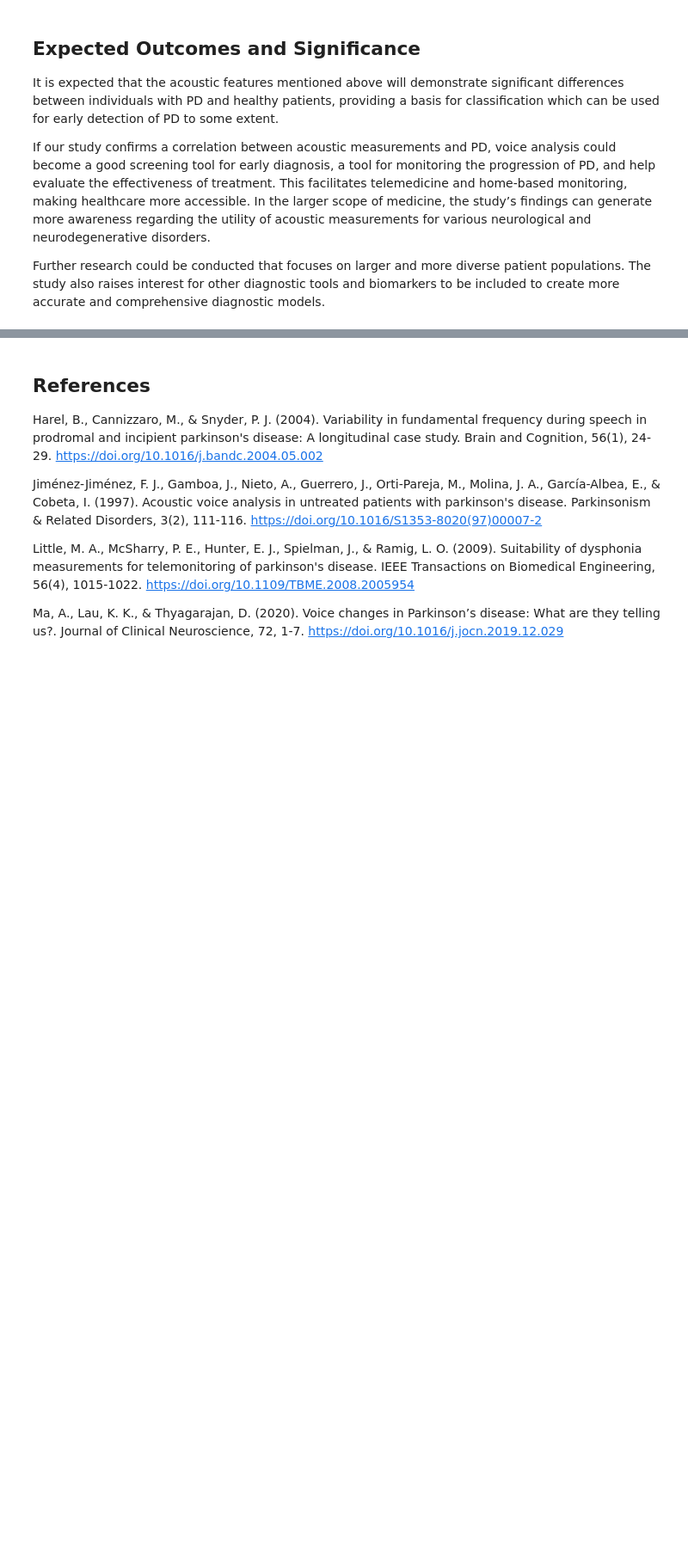
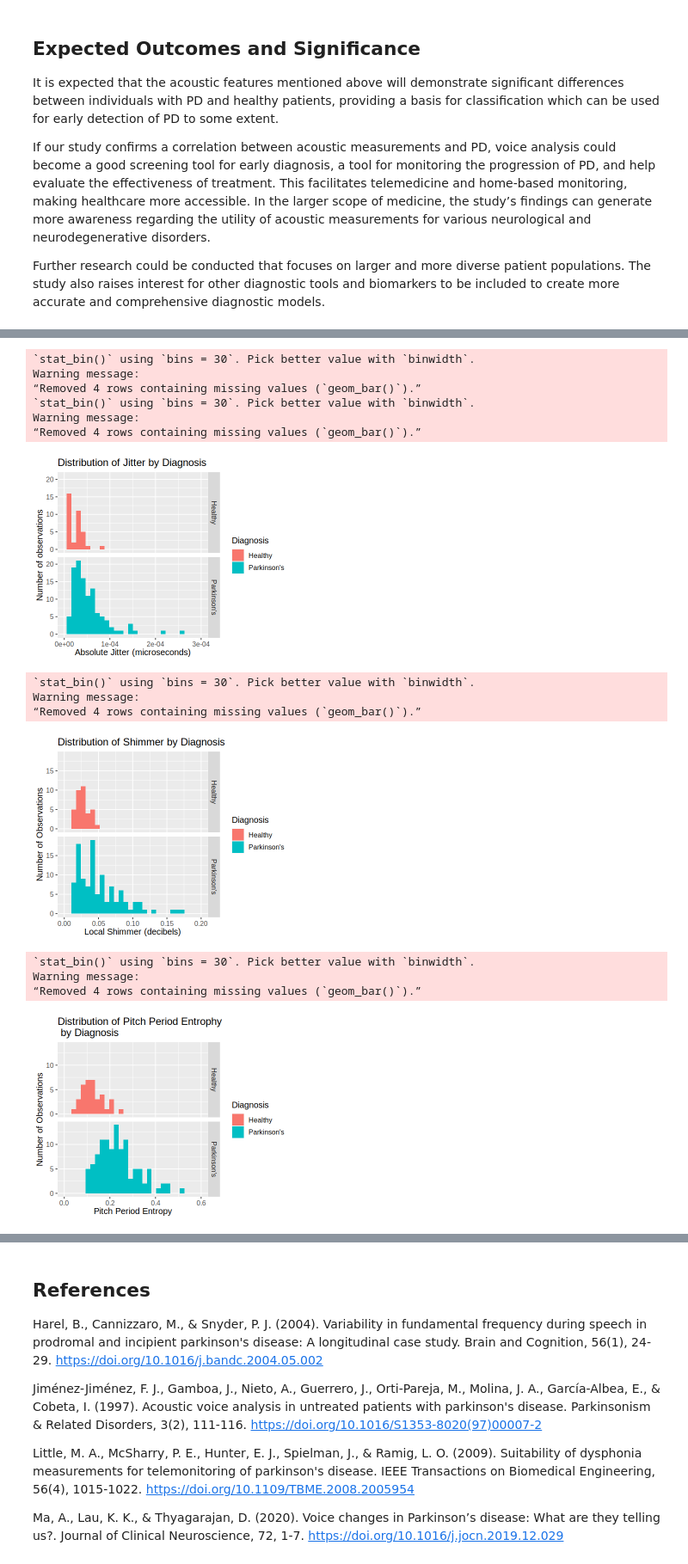
Before and after one commit to naomichoong/ds_project, a Jupyter notebook: Group Proposal.ipynb, the cells around one changed output, grey strips where cells are left out. Shown at 86% size. Drawn from its saved outputs; the diff is of its cells as text; code cells hidden in the pictures; blank space fills up the shorter version.

```diff
--- a/Group Proposal.ipynb
+++ b/Group Proposal.ipynb
@@ -85,0 +158,71 @@ parkinsons_test <- testing(parkinsons_split)
+# %%
+# preliminary data visualization - exploratory data analysis of training data
+
+options(repr.plot.width = 5, repr.plot.height = 4)
+jitter_plot <- parkinsons_train |>
+    ggplot(aes(x = jitter, fill = status)) +
+    geom_histogram() +
+    facet_grid(rows = vars(status)) +
+    labs(x = "Absolute Jitter (microseconds)",
+         y = "Number of observations",
+         fill = "Diagnosis") +
+    scale_x_continuous(limits = c(0, 0.0003)) +
+    ggtitle("Distribution of Jitter by Diagnosis") +
+    theme(text = element_text(size = 12))
+
+jitter_plot
+
+shimmer_plot <- parkinsons_train |>
+    ggplot(aes(x = shimmer, fill = status)) +
+    geom_histogram() +
+    facet_grid(rows = vars(status)) +
+    labs(x = "Local Shimmer (decibels)",
+         y = "Number of Observations",
+         fill = "Diagnosis") +
+    scale_x_continuous(limits = c(0, 0.20)) +
+    ggtitle("Distribution of Shimmer by Diagnosis") +
+    theme(text = element_text(size = 12))
+
+shimmer_plot
+
+ppe_plot <- parkinsons_train |>
+    ggplot(aes(x = ppe, fill = status)) +
+    geom_histogram() +
+    facet_grid(rows = vars(status)) +
+    labs(x = "Pitch Period Entropy",
+         y = "Number of Observations",
+         fill = "Diagnosis") +
+        scale_x_continuous(limits = c(0, 0.6)) +
+    ggtitle("Distribution of Pitch Period Entrophy \n by Diagnosis") +
+    theme(text = element_text(size = 12))
+
+ppe_plot
+
+hnr_plot <- parkinsons_train |>
+    ggplot(aes(x = hnr, fill = status)) +
+    geom_histogram() +
+    facet_grid(rows = vars(status)) +
+    labs(x = "Harmonics-to-Noise Ratio",
+         y = "Number of Observations",
+         fill = "Diagnosis") +
+    scale_x_continuous(limits = c(0, 40)) +
+    ggtitle("Distribution of Harmonics-to-Noise \n Ratio by Diagnosis") +
+    theme(text = element_text(size = 12))
+
+hnr_plot
+# %% [output]
+`stat_bin()` using `bins = 30`. Pick better value with `binwidth`.
+Warning message:
+“Removed 4 rows containing missing values (`geom_bar()`).”
+`stat_bin()` using `bins = 30`. Pick better value with `binwidth`.
+Warning message:
+“Removed 4 rows containing missing values (`geom_bar()`).”
+[figure, added]
+`stat_bin()` using `bins = 30`. Pick better value with `binwidth`.
+Warning message:
+“Removed 4 rows containing missing values (`geom_bar()`).”
+[figure, added]
+`stat_bin()` using `bins = 30`. Pick better value with `binwidth`.
+Warning message:
+“Removed 4 rows containing missing values (`geom_bar()`).”
+[figure, added]
```
Also changed, not shown: parts of 5 cells of this notebook.
